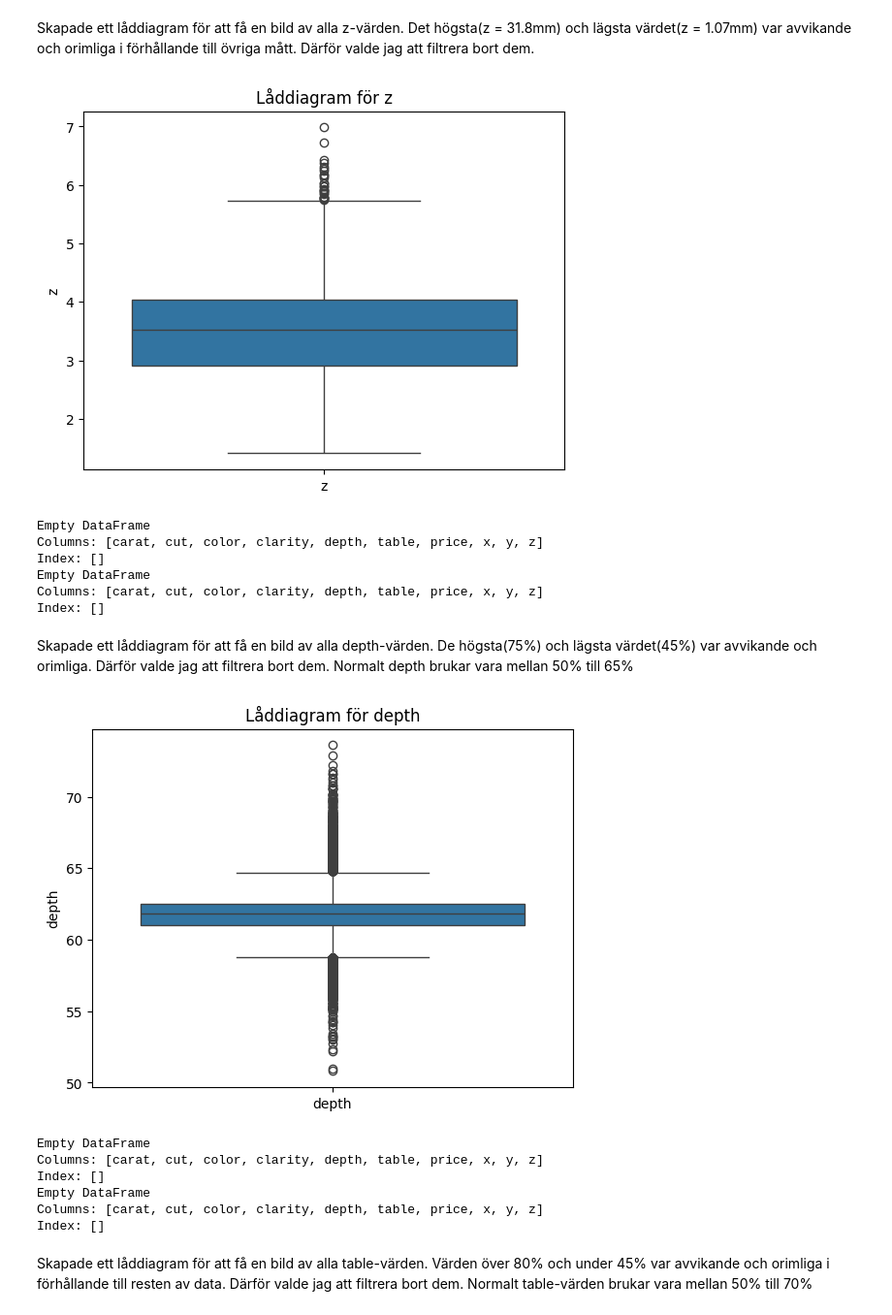
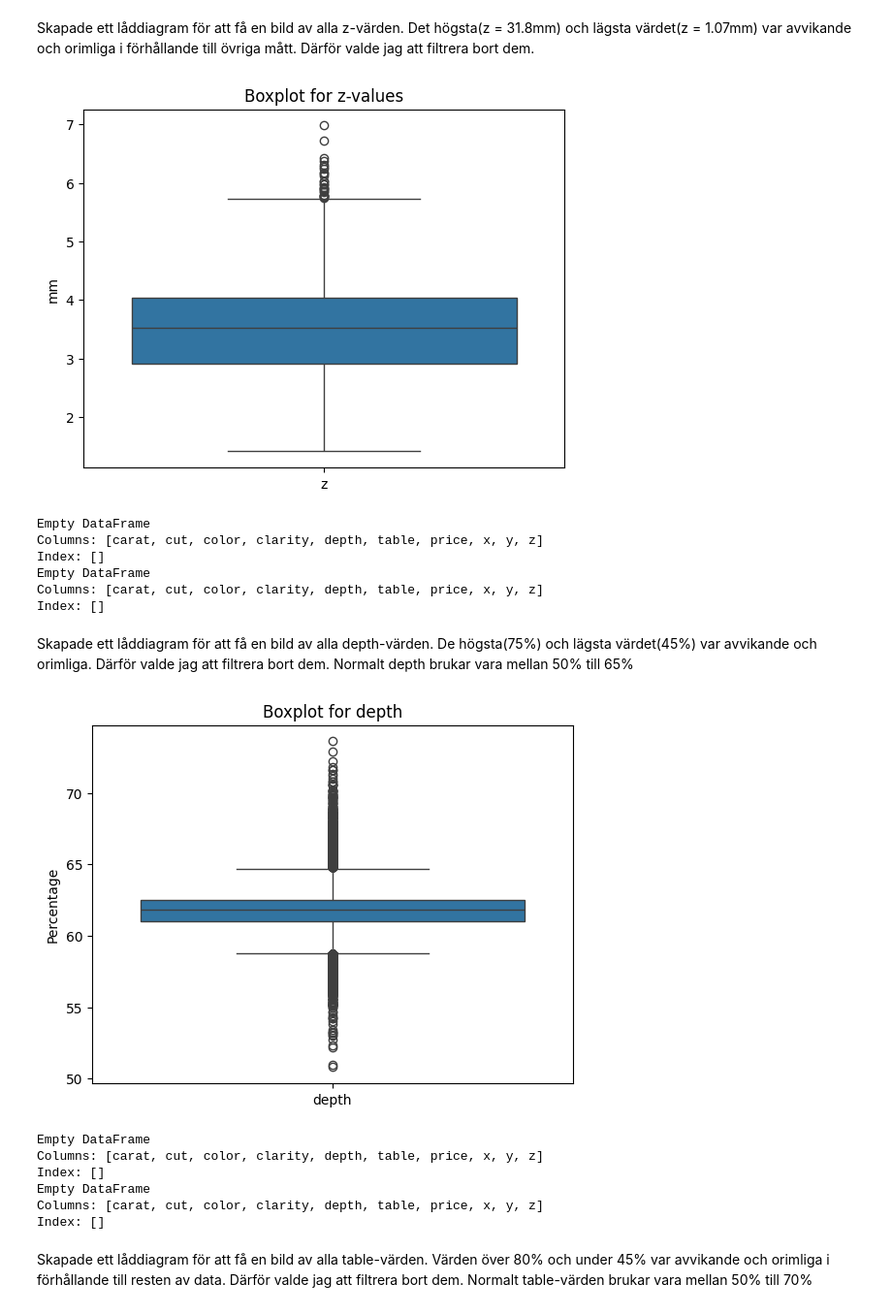
Before and after one commit to Genc98/Kunskapskontroll-Genc-Gashi, a Jupyter notebook: del_2.ipynb, the cells around one changed output. Shown at 97% size. Cells and saved outputs as stored; diff of their text form; code cells hidden in the pictures.

```diff
--- a/del_2.ipynb
+++ b/del_2.ipynb
@@ -200,8 +200,8 @@ Skapade ett låddiagram för att få en bild av alla z-värden. Det högsta(z =
 z_value = ['z']
 
 sns.boxplot(data=df[z_value])
-plt.title("Låddiagram för z")
-plt.ylabel('z')
+plt.title("Boxplot for z-values")
+plt.ylabel('mm')
 plt.show()
 
 high_values = df[(df['z'] >= 30.5)]
@@ -213,7 +213,7 @@ print(low_values)
 df = df[(df['z'] < 31.8)]
 df = df[(df['z'] > 1.2)]
 # %% [output]
-[figure, old version]
+[figure, new version]
 Empty DataFrame
 Columns: [carat, cut, color, clarity, depth, table, price, x, y, z]
 Index: []
@@ -225,23 +225,23 @@ Skapade ett låddiagram för att få en bild av alla depth-värden. De högsta(7
 # %%
 #Ett låddiagram med depth-värden.
 
 depth = ['depth']
 
 sns.boxplot(data=df[depth])
-plt.title("Låddiagram för depth")
-plt.ylabel('depth')
+plt.title("Boxplot for depth")
+plt.ylabel('Percentage')
 plt.show()
 
 high_values = df[(df['depth'] >= 75)]
 print(high_values)
 
 low_values = df[(df['depth'] < 45)]
 print(low_values)
 
 df = df[(df['depth'] < 75)]
 df = df[(df['depth'] > 45)]
 # %% [output]
-[figure, old version]
+[figure, new version]
 Empty DataFrame
 Columns: [carat, cut, color, clarity, depth, table, price, x, y, z]
 Index: []
```
Also changed, not shown: parts of 16 cells of this notebook, 2 other files.
